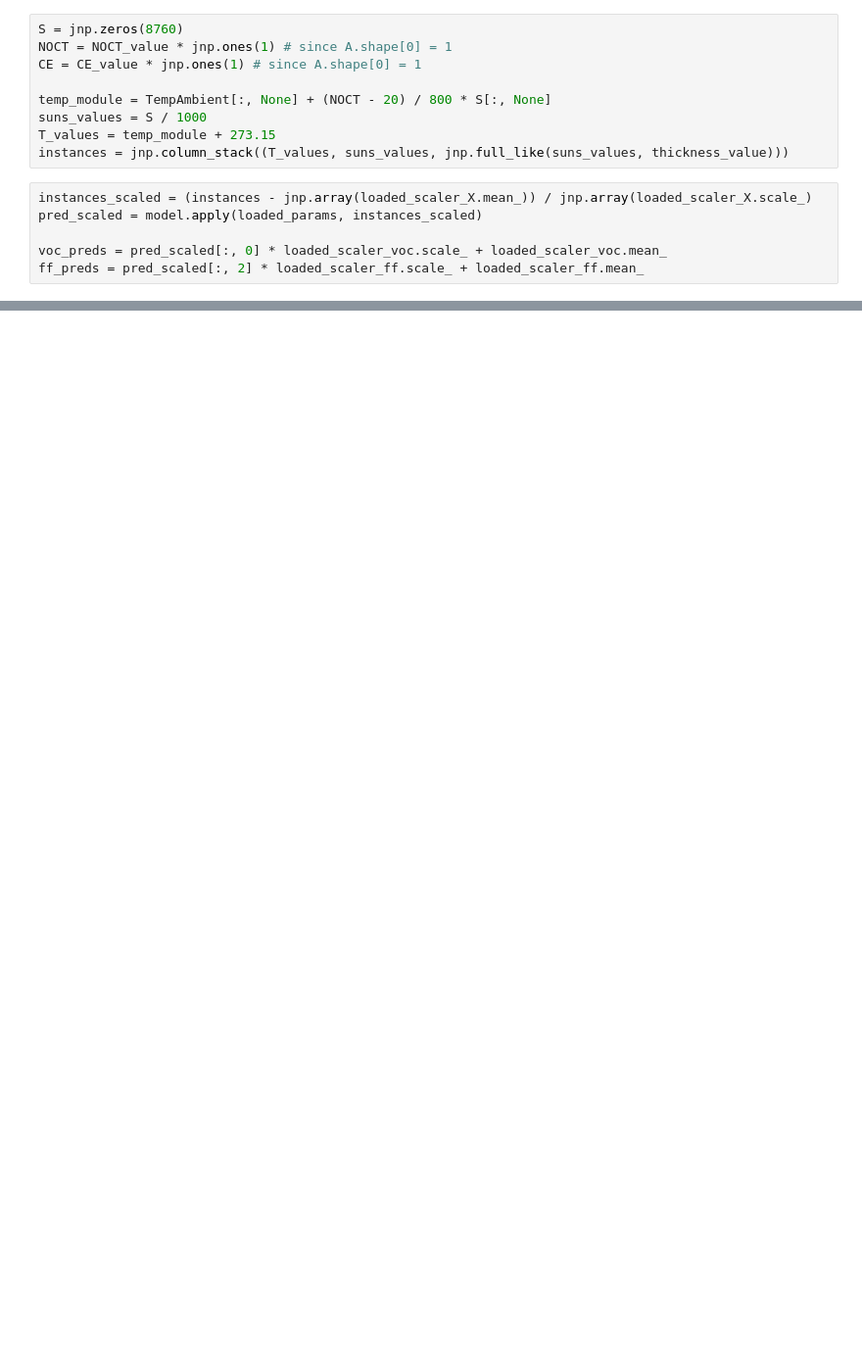
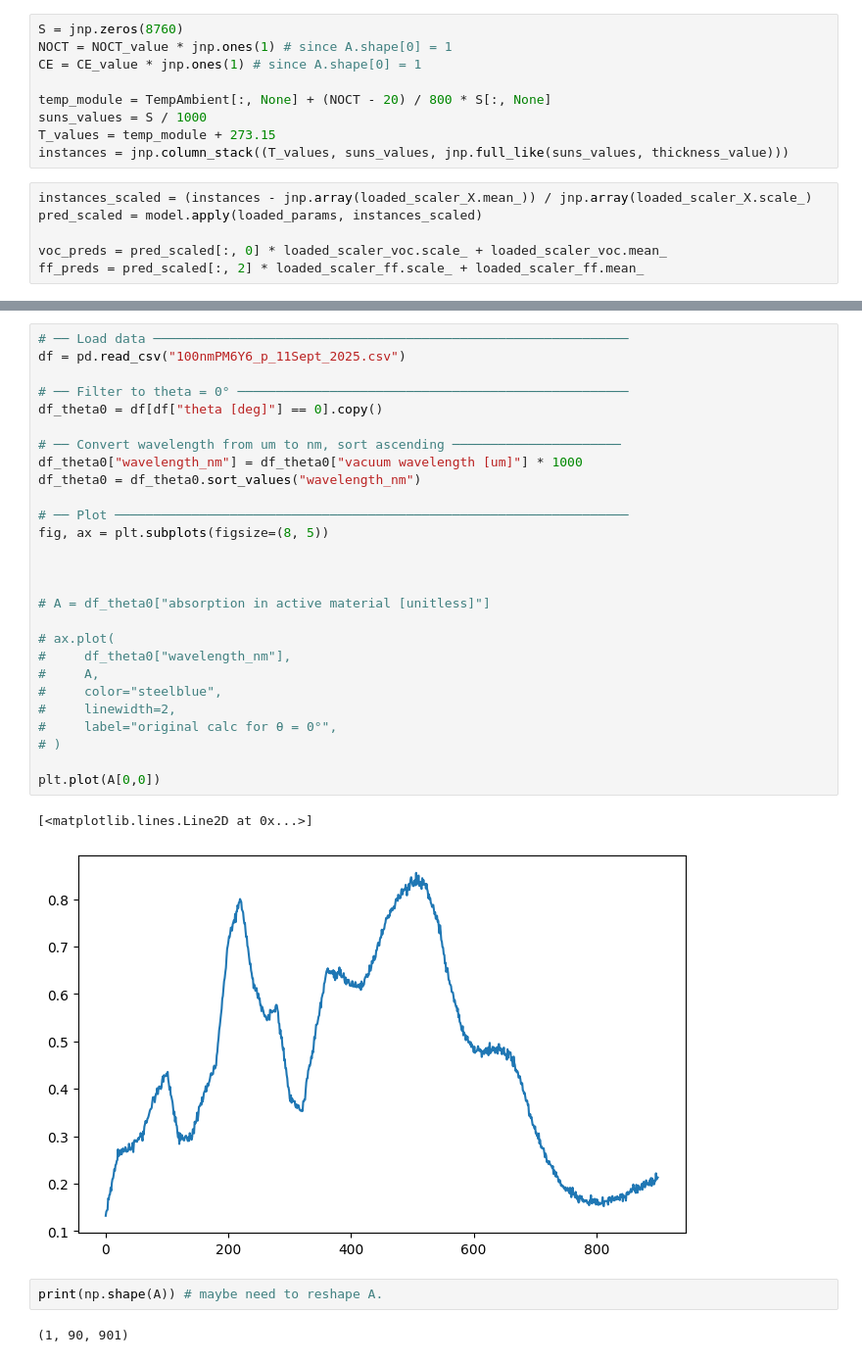
Before and after one commit to aimat-lab/SolDi2T, a Jupyter notebook: reading_Data.ipynb, the cells around one changed output, grey strips where cells are left out. Shown at 98% size. Drawn from its saved outputs; the diff is of its cells as text; blank space fills up the shorter version.

```diff
--- a/reading_Data.ipynb
+++ b/reading_Data.ipynb
@@ -719,0 +731,34 @@ ff_preds=Array([0.6283079 , 0.6271844 , 0.6271844 , ..., 0.6311676 , 0.6305548 ,
+# %%
+# ── Load data ──────────────────────────────────────────────────────────────
+df = pd.read_csv("100nmPM6Y6_p_11Sept_2025.csv")
+
+# ── Filter to theta = 0° ───────────────────────────────────────────────────
+df_theta0 = df[df["theta [deg]"] == 0].copy()
+
+# ── Convert wavelength from um to nm, sort ascending ──────────────────────
+df_theta0["wavelength_nm"] = df_theta0["vacuum wavelength [um]"] * 1000
+df_theta0 = df_theta0.sort_values("wavelength_nm")
+
+# ── Plot ───────────────────────────────────────────────────────────────────
+fig, ax = plt.subplots(figsize=(8, 5))
+
+
+
+# A = df_theta0["absorption in active material [unitless]"]
+
+# ax.plot(
+#     df_theta0["wavelength_nm"],
+#     A,
+#     color="steelblue",
+#     linewidth=2,
+#     label="original calc for θ = 0°",
+# )
+
+plt.plot(A[0,0])
+# %% [output]
+[<matplotlib.lines.Line2D at 0x...>]
+[figure, added]
+# %%
+print(np.shape(A)) # maybe need to reshape A.
+# %% [output]
+(1, 90, 901)
```
Also changed, not shown: parts of 14 cells of this notebook, 3 other files.
